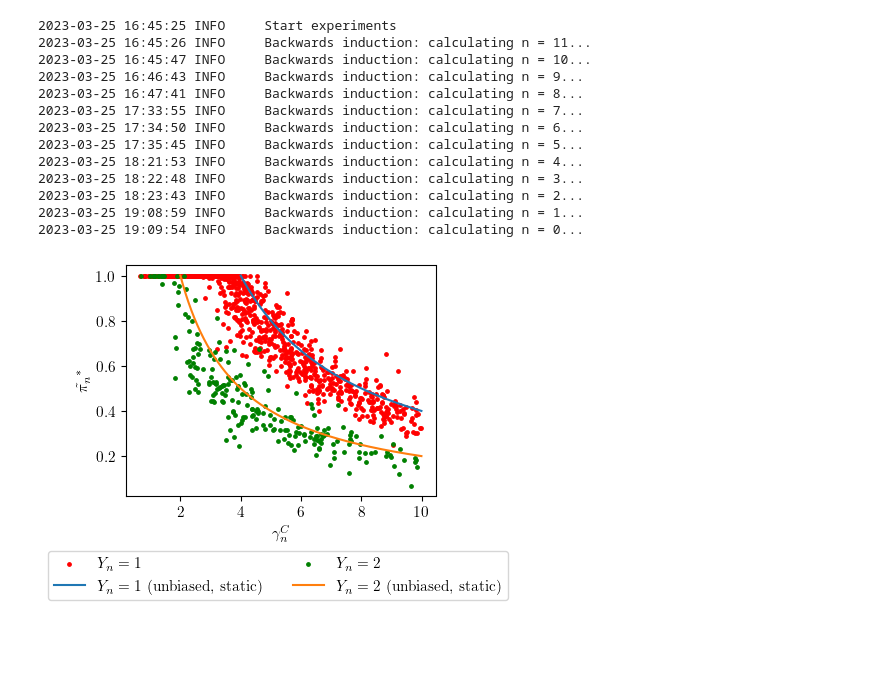
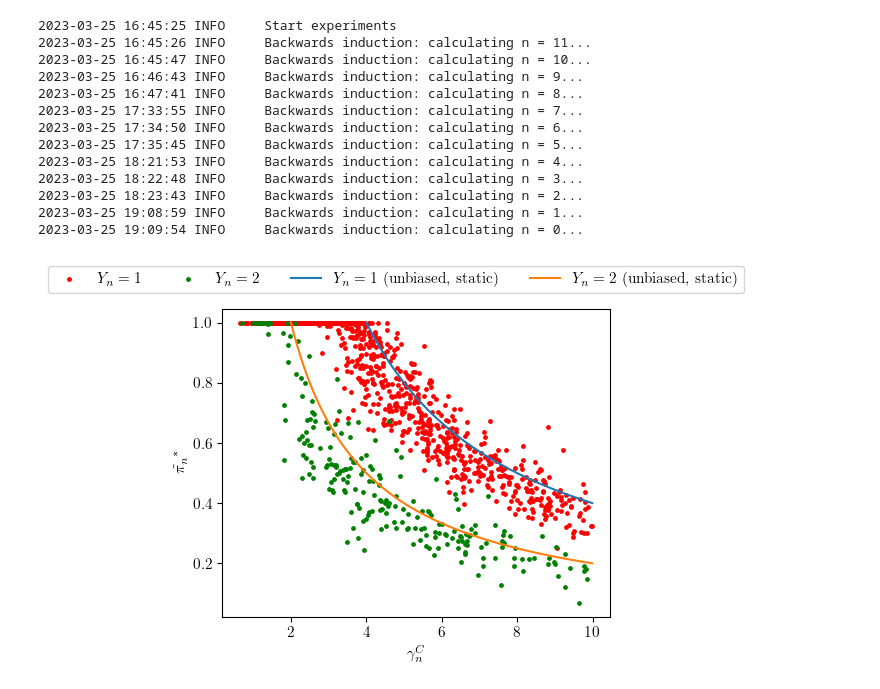
Before and after one commit to iamyiqiu/ra, a Jupyter notebook: notebooks/optimal_strategy.ipynb, the cells around one changed output. Saved outputs shown, nothing was run; the diff lists cells and outputs as text; code cells hidden in the pictures; blank space fills up the shorter version.

Commit message:
Update figure format

```diff
--- a/notebooks/optimal_strategy.ipynb
+++ b/notebooks/optimal_strategy.ipynb
@@ -60,18 +60,18 @@ for i in range(5000):
 # %%
 mpl.rcParams.update({
         "font.family": "serif",
         "font.size": 11,
-        'figure.figsize': (4,3),
+        'figure.figsize': (5,4),
         "text.usetex": True
         })
 
 pyplot.scatter(x1, y1, s=6, c="red", label=r"$Y_n=1$")
+pyplot.scatter(x2, y2, s=6, c="green", label=r"$Y_n=2$")
 pyplot.plot(np.arange(4,10,0.01), (0.01)/0.05/0.05/np.arange(4,10,0.01), label=r"$Y_n=1$ (unbiased, static)")
-pyplot.scatter(x2, y2, s=6, c="green", label=r"$Y_n=2$")
 pyplot.plot(np.arange(2,10,0.01), (0.02)/0.1/0.1/np.arange(2,10,0.01), label=r"$Y_n=2$ (unbiased, static)")
 pyplot.ylabel(r'$\tilde{\pi_n}^*$')
 pyplot.xlabel(r'$\gamma_n^C$')
-pyplot.legend(loc=(-0.25, -0.45), ncol=2)
+pyplot.legend(loc=(-0.45, 1.05), ncol=4)
 pyplot.savefig("../output/figures/optimal_strategy.pdf", bbox_inches='tight')
 # %% [output]
-[figure, old version]
+[figure, new version]
```
Also changed, not shown: 1 other file.
